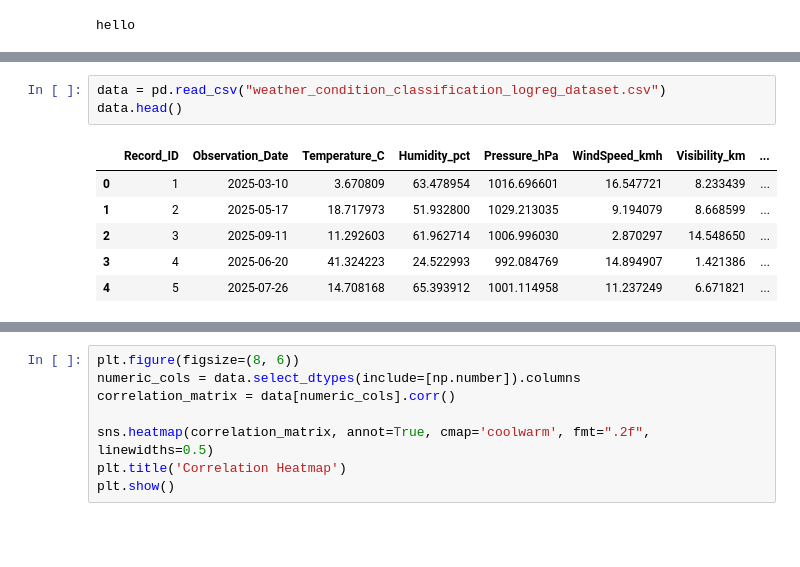
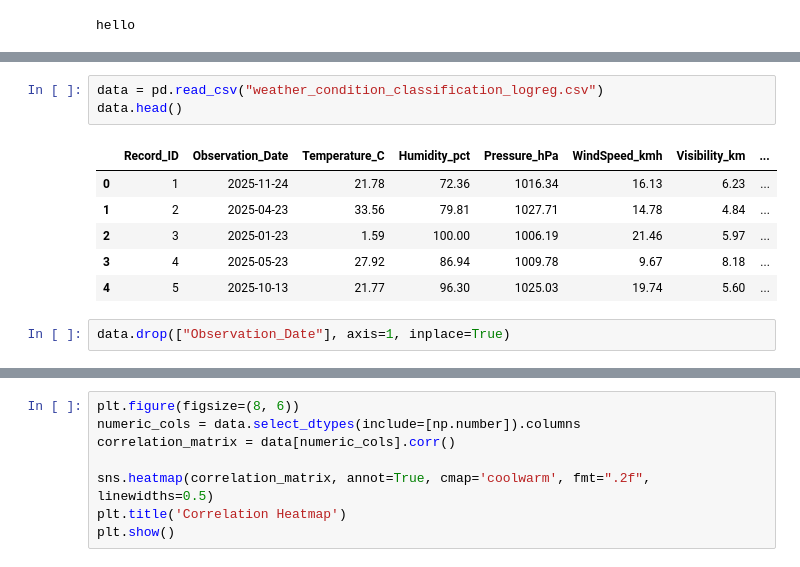
Before and after one commit to omkargode-tech/ML-Internship-Files, a Jupyter notebook: weekly-content/Logistic-Regression/Logistic-Regression-Model-Training.ipynb, the cells around one changed output, grey strips where cells are left out. Cells and saved outputs as stored; diff of their text form; blank space fills up the shorter version.

```diff
--- a/weekly-content/Logistic-Regression/Logistic-Regression-Model-Training.ipynb
+++ b/weekly-content/Logistic-Regression/Logistic-Regression-Model-Training.ipynb
@@ -24,13 +22,15 @@ Matplotlib is building the font cache; this may take a moment.
 # %%
-data = pd.read_csv("weather_condition_classification_logreg_dataset.csv")
+data = pd.read_csv("weather_condition_classification_logreg.csv")
 data.head()
 # %% [output]
 |  | Record_ID | Observation_Date | Temperature_C | Humidity_pct | Pressure_hPa | WindSpeed_kmh | Visibility_km | ... |
-| 0 | 1 | 2025-03-10 | 3.670809 | 63.478954 | 1016.696601 | 16.547721 | 8.233439 | ... |
-| 1 | 2 | 2025-05-17 | 18.717973 | 51.932800 | 1029.213035 | 9.194079 | 8.668599 | ... |
-| 2 | 3 | 2025-09-11 | 11.292603 | 61.962714 | 1006.996030 | 2.870297 | 14.548650 | ... |
-| 3 | 4 | 2025-06-20 | 41.324223 | 24.522993 | 992.084769 | 14.894907 | 1.421386 | ... |
-| 4 | 5 | 2025-07-26 | 14.708168 | 65.393912 | 1001.114958 | 11.237249 | 6.671821 | ... |
+| 0 | 1 | 2025-11-24 | 21.78 | 72.36 | 1016.34 | 16.13 | 6.23 | ... |
+| 1 | 2 | 2025-04-23 | 33.56 | 79.81 | 1027.71 | 14.78 | 4.84 | ... |
+| 2 | 3 | 2025-01-23 | 1.59 | 100.00 | 1006.19 | 21.46 | 5.97 | ... |
+| 3 | 4 | 2025-05-23 | 27.92 | 86.94 | 1009.78 | 9.67 | 8.18 | ... |
+| 4 | 5 | 2025-10-13 | 21.77 | 96.30 | 1025.03 | 19.74 | 5.60 | ... |
+# %%
+data.drop(["Observation_Date"], axis=1, inplace=True)
 # %%
 data.info()
 # %% [output]
```
Also changed, not shown: parts of 3 cells of this notebook, 4 other files.
